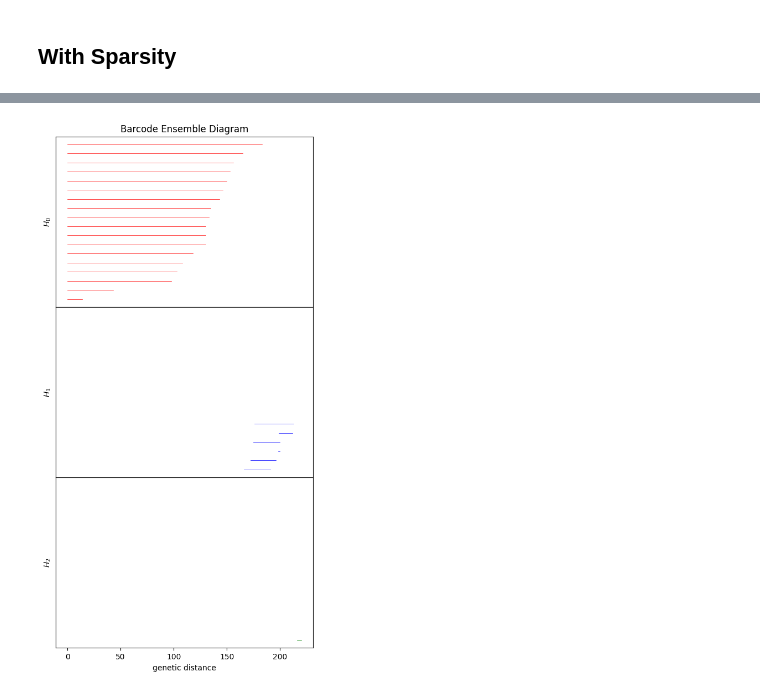
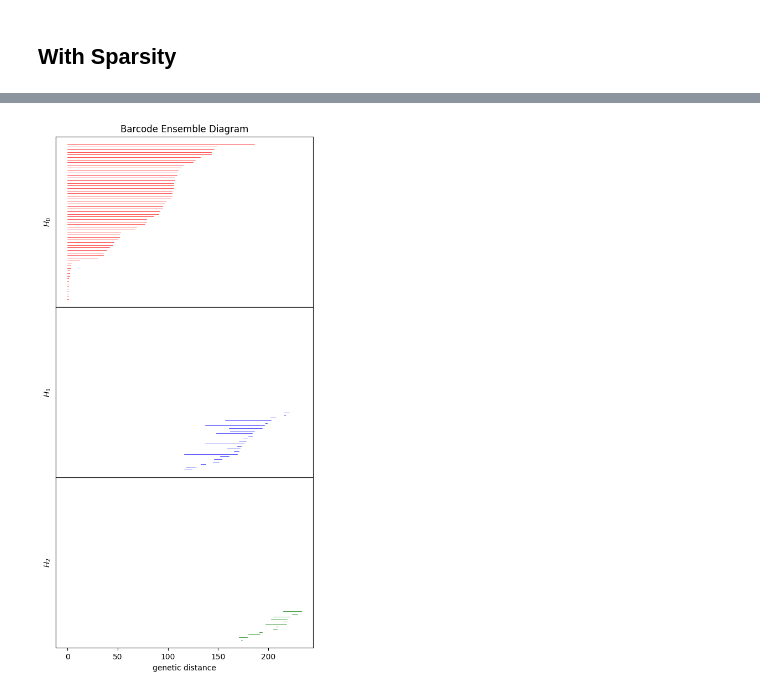
Before and after one commit to alfonsomiguelcruz/pgc_btip_topone, a Jupyter notebook: [clr] sim.ipynb, the cells around one changed output, grey strips where cells are left out. Cells and saved outputs as stored; diff of their text form; code cells hidden in the pictures.

Commit message:
Added remaining sparsity code

```diff
--- a/[clr] sim.ipynb
+++ b/[clr] sim.ipynb
@@ -146,12 +148,10 @@ plt.show()
 # (SIMULATIONS, SPARSITY, SAMPLES, SEGSITES)
 sparse_group_samples = targ.sparsity_sampling(group)
 # %%
-i = 8
 sparsity_list = [1, 0.9, 0.8, 0.7, 0.6, 0.5, 0.4, 0.3, 0.2, 0.1]
+sparse_hdmatrices = []
 
-targ.SAMPLES = int(targ.SAMPLES * sparsity_list[i])
-sparse_hdmatrix = targ.get_hdmatrices([sparse_group_samples[0][i]])
-targ.SAMPLES = 100
+for i in range(0, len(sparsity_list)):
+    targ.SAMPLES = int(targ.SAMPLES * sparsity_list[i])
+    sparse_hdmatrices.append(targ.get_hdmatrices([sparse_group_samples[i]]))
+    targ.SAMPLES = 100
-# %%
-sparse_homology = rips.fit_transform(sparse_hdmatrix[0], distance_matrix=True)
-rips.plot(sparse_homology, show=True)
@@ -160,30 +158,36 @@ rips.plot(sparse_homology, show=True)
+# %%
+sparse_homologies = []
+for sp in sparse_hdmatrices:
+    sparse_homologies.append(rips.fit_transform(sp[0], distance_matrix=True))
+
+sp_hom = sparse_homologies[3]
 # %%
-sparse_betti_numbers = targ.get_betti_numbers(sparse_homology)
+sparse_betti_numbers = targ.get_betti_numbers(sp_hom)
 
 # Compute Barcode Lengths
-sparse_barcode_lens = targ.get_barcode_lengths(sparse_homology)
+sparse_barcode_lens = targ.get_barcode_lengths(sp_hom)
 
 # Compute Barcode Means and Variances
-sparse_barcode_means, sparse_barcode_vars = targ.get_barcode_length_statistics(sparse_homology)
+sparse_barcode_means, sparse_barcode_vars = targ.get_barcode_length_statistics(sp_hom)
 # %%
 fig = plt.figure(figsize=(6,12))
 gs = fig.add_gridspec(nrows=3,hspace=0)
 axs = gs.subplots(sharex=True, sharey=True)
 
 colors=['r', 'b', 'g']
 labels=['$H_0$','$H_1$', '$H_2$']
 
 for i in range(0, sparse_betti_numbers.shape[0]):
     axs[i].set_ylabel(labels[i])
     axs[i].get_yaxis().set_ticks([])
     axs[i].label_outer()
 
     len_h = round(sparse_betti_numbers[i])
     for j in range(0, len_h):
-        axs[i].plot(np.linspace(sparse_homology[i][j][0], sparse_homology[i][j][1], 2), [j, j], c=colors[i], linewidth=0.5)
+        axs[i].plot(np.linspace(sp_hom[i][j][0], sp_hom[i][j][1], 2), [j, j], c=colors[i], linewidth=0.5)
 
 axs[0].set_title("Barcode Ensemble Diagram")
 axs[-1].set_xlabel("genetic distance")
 plt.show()
 # %% [output]
-[figure, old version]
+[figure, new version]
```
Also changed, not shown: parts of 5 cells of this notebook, 1 other file.
